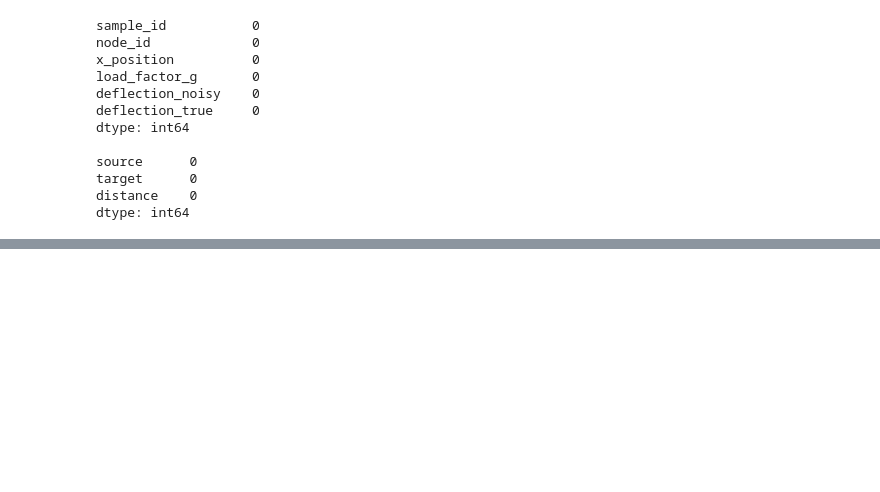
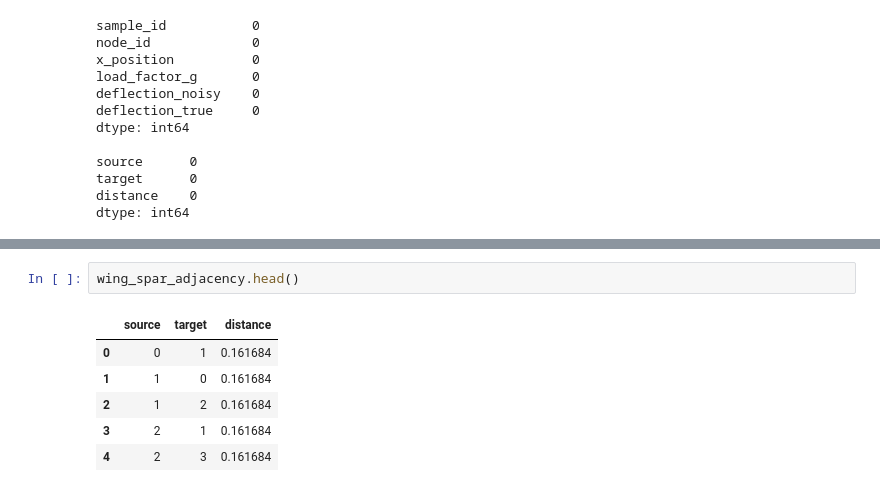
Before and after one commit to Elis-bett/Finding-Critical-Points-and-Weaknesses-of-a-Wing-Spar, a Jupyter notebook: finding-critical-points-and-weaknesses-of-a-wing-s.ipynb, the cells around one changed output, grey strips where cells are left out. Drawn from its saved outputs; the diff is of its cells as text; blank space fills up the shorter version.

```diff
--- a/finding-critical-points-and-weaknesses-of-a-wing-s.ipynb
+++ b/finding-critical-points-and-weaknesses-of-a-wing-s.ipynb
@@ -80,0 +58,9 @@ sns.histplot(wing_spar_adjacency['distance'])
+# %%
+wing_spar_adjacency.head()
+# %% [output]
+|  | source | target | distance |
+| 0 | 0 | 1 | 0.161684 |
+| 1 | 1 | 0 | 0.161684 |
+| 2 | 1 | 2 | 0.161684 |
+| 3 | 2 | 1 | 0.161684 |
+| 4 | 2 | 3 | 0.161684 |
```
Also changed, not shown: parts of 19 cells of this notebook.
